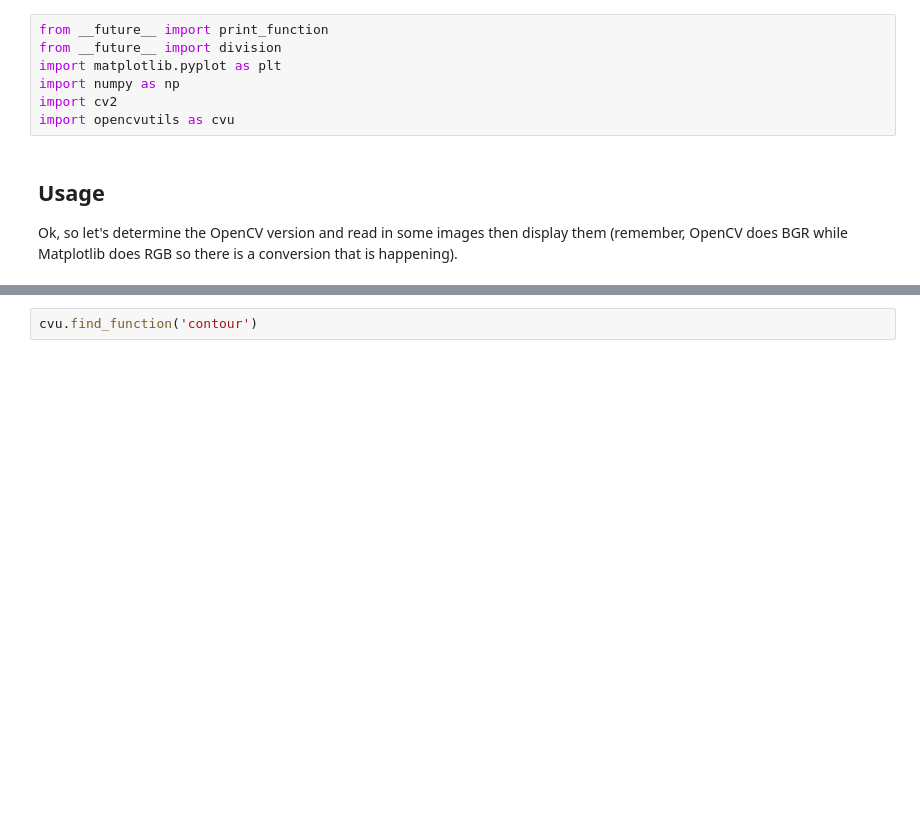
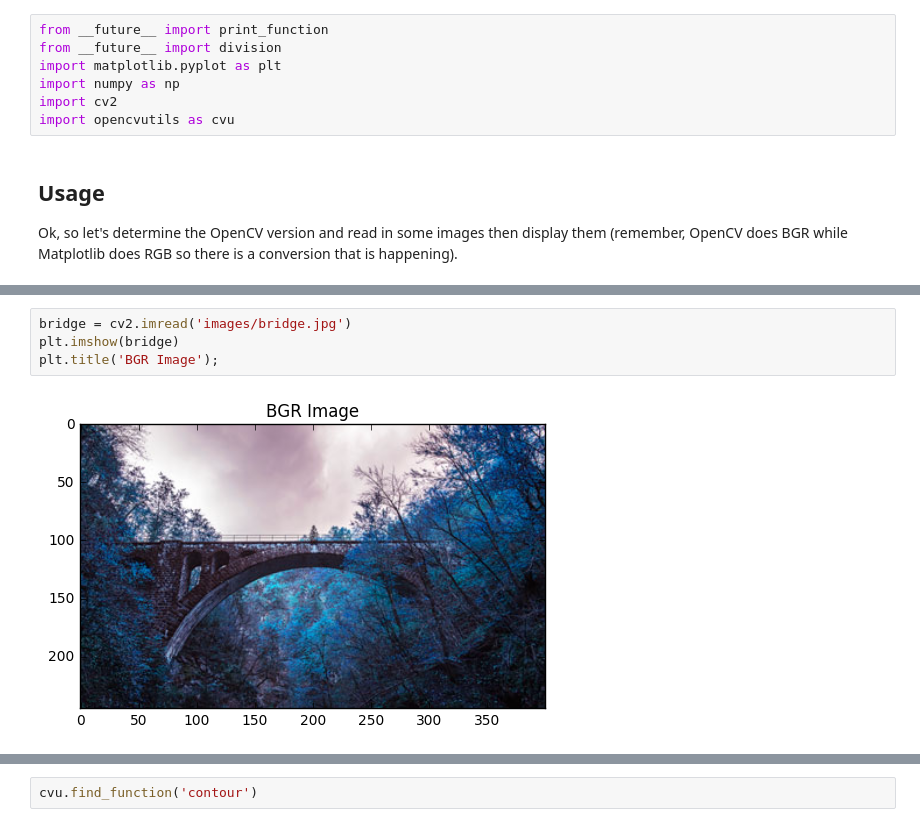
Before and after one commit to MomsFriendlyRobotCompany/opencvutils, a Jupyter notebook: docs/examples.ipynb, the cells around one changed output, grey strips where cells are left out. Saved outputs shown, nothing was run; the diff lists cells and outputs as text; blank space fills up the shorter version.

```diff
--- a/docs/examples.ipynb
+++ b/docs/examples.ipynb
@@ -25,0 +35,6 @@ is this OpenCV 3? True
+# %%
+bridge = cv2.imread('images/bridge.jpg')
+plt.imshow(bridge)
+plt.title('BGR Image');
+# %% [output]
+[figure, added]
```
Also changed, not shown: parts of 25 cells of this notebook, 3 other files.
